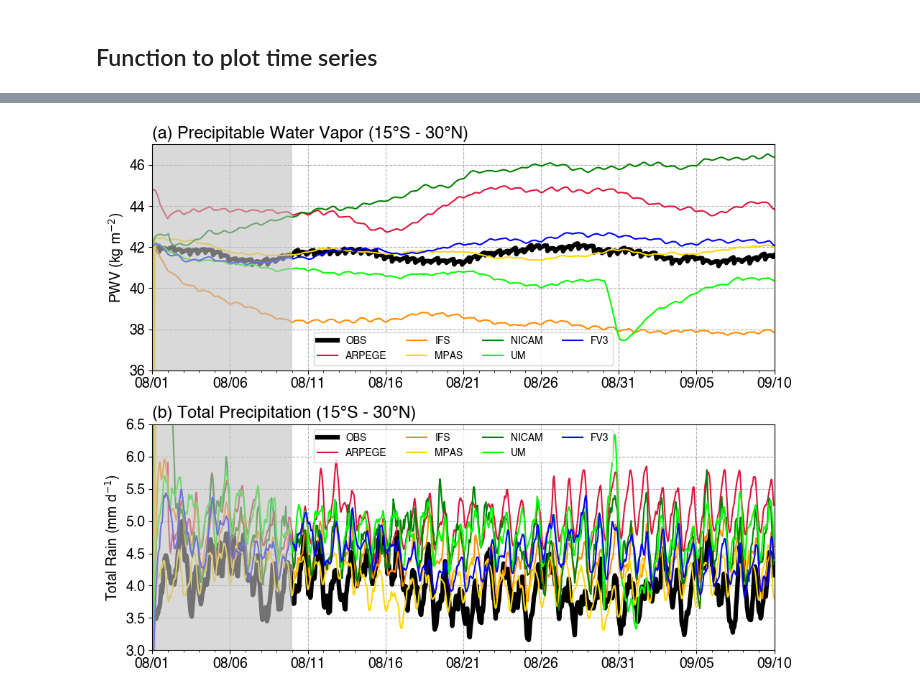
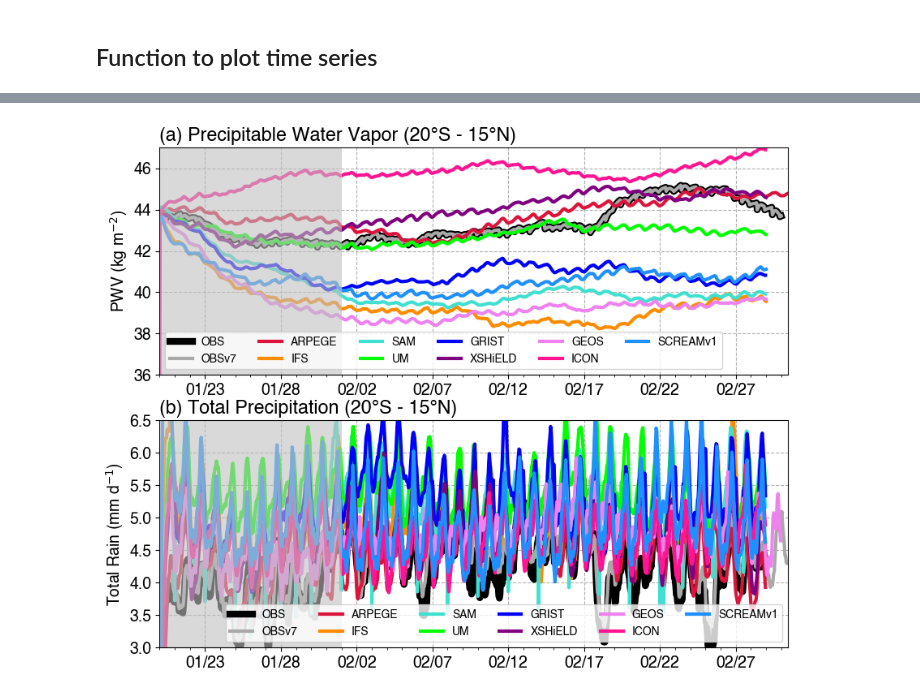
Before and after one commit to WACCEM/MCSMIP-DYAMOND, a Jupyter notebook: Notebooks/mcsmip_env_globalmean_timeseries.ipynb, the cells around one changed output, grey strips where cells are left out. Cells and saved outputs as stored; diff of their text form; code cells hidden in the pictures.

```diff
--- a/Notebooks/mcsmip_env_globalmean_timeseries.ipynb
+++ b/Notebooks/mcsmip_env_globalmean_timeseries.ipynb
@@ -25,7 +13,7 @@ import warnings
 %matplotlib inline
 # %%
-PHASE = 'Summer'
-# PHASE = 'Winter'
+# PHASE = 'Summer'
+PHASE = 'Winter'
 
 env_varname = 'intqv'
 
@@ -34,21 +22,16 @@ land_frac_thresh = 0.7
 ocean_frac_thresh = 0.1
 
 if PHASE == 'Summer':
-    track_period = '20160801_20160910'
     block_times = pd.to_datetime(['2016-08-01T00', '2016-08-10T00'])
-    lon_bounds = [-180, 180]
-    lat_bounds = [-15, 30]
 if PHASE == 'Winter':
-    track_period = '20200120_20200301'
     block_times = pd.to_datetime(['2020-01-20T00', '2020-02-01T00'])
-    lon_bounds = [-180, 180]
-    lat_bounds = [-20, 15]
 
 rootdir = f'/pscratch/sd/f/feng045/DYAMOND/{PHASE}/'
 
 if PHASE == 'Summer':
     name_map = {
         'obs': 'OBS',
+        'obsv7': 'OBSv7',
         'm1': 'ARPEGE',
         'm2': 'IFS',
         'm3': 'MPAS',
@@ -62,6 +45,7 @@ if PHASE == 'Summer':
 if PHASE == 'Winter':
     name_map = {
         'obs': 'OBS',
+        'obsv7': 'OBSv7',
         'm1': 'ARPEGE',
         'm2': 'IFS',
         # 'm3': 'MPAS',
@@ -79,7 +63,6 @@ if PHASE == 'Winter':
 # Environmental files
 envfiles_timeseries = {key:f'{rootdir}{value}/envs/{PHASE}_{value}_{env_varname}_timeseries.nc' for key,value in name_map.items()}
 rainfiles_timeseries = {key:f'{rootdir}{value}/envs/{PHASE}_{value}_rain_timeseries.nc' for key,value in name_map.items()}
-# rainfiles_timeseries = {key:f'{rootdir}{value}/stats/monthly/mcs_rain_timeseries_{track_period}.nc' for key,value in name_map.items()}
 
 figdir = f'/global/cfs/cdirs/m1867/zfeng/MCSMIP/DYAMOND/{PHASE}/figures/MCSMIP/'
 os.makedirs(figdir, exist_ok=True)
@@ -383,16 +383,20 @@ xr.plot.line(pcp_pwv, x='time', ax=ax2)
 # %%
 def plot_time_nrow(nrow, time_data, data_arr, titles, xlabels, ylabels, legends, figname,
                     map_extent=None, lonbox=None, latbox=None, inset_param=None, map_panel=[0,0],
-                    xscale=None, yscale=None, xlims=None, ylims=None, block_times=None,
+                    xscale=None, yscale=None, xlims=None, ylims=None, block_times=None, wspace=None, hspace=None,
                     legend_prop=None, fontsize=None, figsize=[10,10]):
 
     mpl.rcParams['font.size'] = fontsize
     mpl.rcParams['font.family'] = 'Helvetica'
-    fig, axes = plt.subplots(nrows=nrow, ncols=1, figsize=figsize, dpi=100)
+    # fig, axes = plt.subplots(nrows=nrow, ncols=1, figsize=figsize, dpi=100)
+    fig = plt.figure(figsize=figsize, dpi=100)
+    gs = gridspec.GridSpec(nrow, 1)
+    gs.update(wspace=wspace, hspace=hspace)
 
     lw = 1.5
     lcolors = {
         'obs':'k',
+        'obsv7': 'darkgray',
         'm1': 'crimson',
         'm2': 'darkorange',
         'm3': 'gold',
@@ -409,11 +413,18 @@ def plot_time_nrow(nrow, time_data, data_arr, titles, xlabels, ylabels, legends,
     time_fmt = mdates.DateFormatter('%m/%d')
 
     for row in range(0, nrow):
-        ax = axes[row]
+        # ax = axes[row]
+        ax = plt.subplot(gs[row,0])
         source_list = list(data_arr[row].source.data)
         for ss in source_list:
-            linewidth = lw*3 if ss == 'obs' else lw
-            ax.plot(time_data[row], data_arr[row].sel(source=ss), lcolors[ss], lw=linewidth, label=legends[ss])
+            if ss == 'obs':
+                linewidth = lw*4
+            elif ss == 'obsv7':
+                linewidth = lw*2
+            else:
+                lindwith = lw
+            # linewidth = lw*3 if ss == 'obs' else lw
+            ax.plot(time_data[row], data_arr[row].sel(source=ss), lcolors[ss], lw=linewidth, label=legends[row][ss])
 
         ax.xaxis.set_major_locator(mdates.DayLocator(interval=5))
         ax.xaxis.set_minor_locator(mdates.DayLocator(interval=1))
@@ -424,14 +435,14 @@ def plot_time_nrow(nrow, time_data, data_arr, titles, xlabels, ylabels, legends,
         ax.set_xlim(xlims[0], xlims[1])
         ax.set_ylim(ylims[row][0], ylims[row][1])
         ax.grid(which='major', ls='--')
-        ax.legend(ncol=legend_prop['ncol'], fontsize=legend_prop['fontsize'], loc=legend_prop['loc'])
+        ax.legend(ncol=legend_prop['ncol'], fontsize=legend_prop['fontsize'], loc=legend_prop['loc'], bbox_to_anchor=legend_prop['anchor'])
         # Shade the period
         ax.axvspan(block_times[0], block_times[1], facecolor='silver', alpha=0.6, zorder=2)
         # for ii in range(len(monthday1)):
         #     ax.axvline(monthday1[ii], color='k', ls='--', lw=1.5)
 
     # fig.autofmt_xdate()
-    fig.tight_layout()
+    # fig.tight_layout()
     fig.savefig(figname, bbox_inches='tight', dpi=300, facecolor='w')
 
     return fig
@@ -469,21 +493,21 @@ fig = plot_time_nrow(3, time_data, data_arr, titles, xlabels, ylabels, legends,
 # %%
 data_arr = [dse.intqv, dsr.precipitation*24]
 time_data = [dse.time, dsr.time]
 
 titles = [f'(a) Precipitable Water Vapor ({lat_min} - {lat_max})', f'(b) Total Precipitation ({lat_min} - {lat_max})', ]
 ylabels = ['PWV (kg m$^{-2}$)', 'Total Rain (mm d$^{-1}$)',]
 xlabels = 'Date'
 xlims = [dse.time.min().data, dse.time.max().data]
 ylims = [(36,47), (3,6.5),]
-legends = name_map
-legend_prop = {'ncol':int(len(name_map)/2)+1, 'fontsize':10, 'loc':'best'}
+legends = [name_map, name_map]
+legend_prop = {'ncol':int(len(name_map)/2)+1, 'fontsize':10, 'loc':'best', 'anchor':None}
 inset_param = {'width':'55%', 'height':'15%', 'loc':'lower left', 'borderpad':0.1}
 figname = f'{figdir}globalmean_timeseries_pwv_total_rain.png'
 fig = plot_time_nrow(2, time_data, data_arr, titles, xlabels, ylabels, legends, figname,
                    xlims=xlims, ylims=ylims, block_times=block_times,
                    legend_prop=legend_prop, fontsize=14, figsize=[10,8])
 # %% [output]
-[figure, old version]
+[figure, new version]
 # %%
 figdir
 # %% [output]
```
Also changed, not shown: parts of 14 cells of this notebook, 24 other files.
